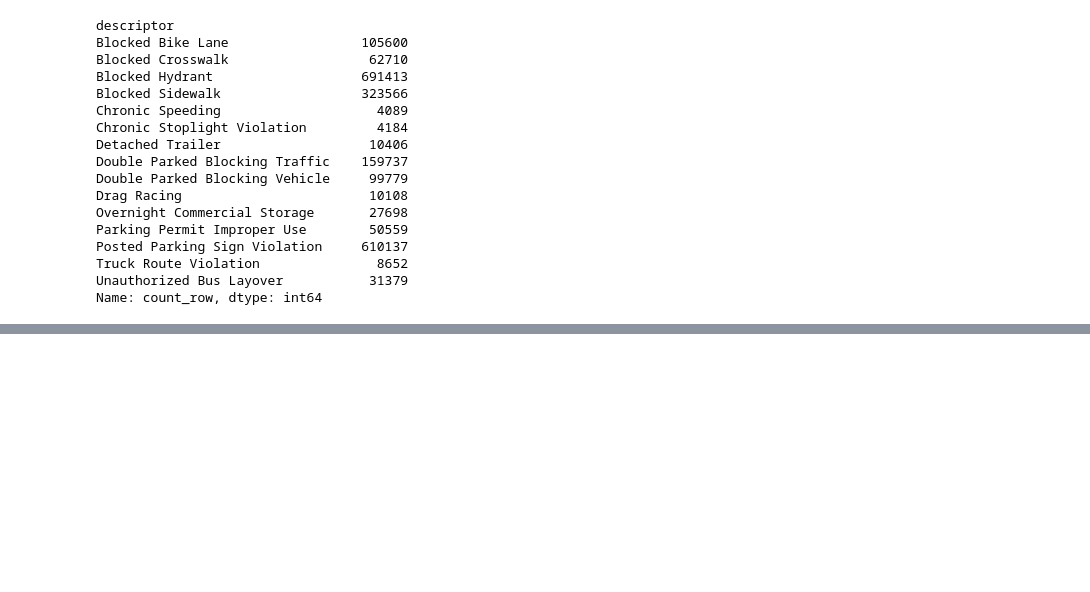
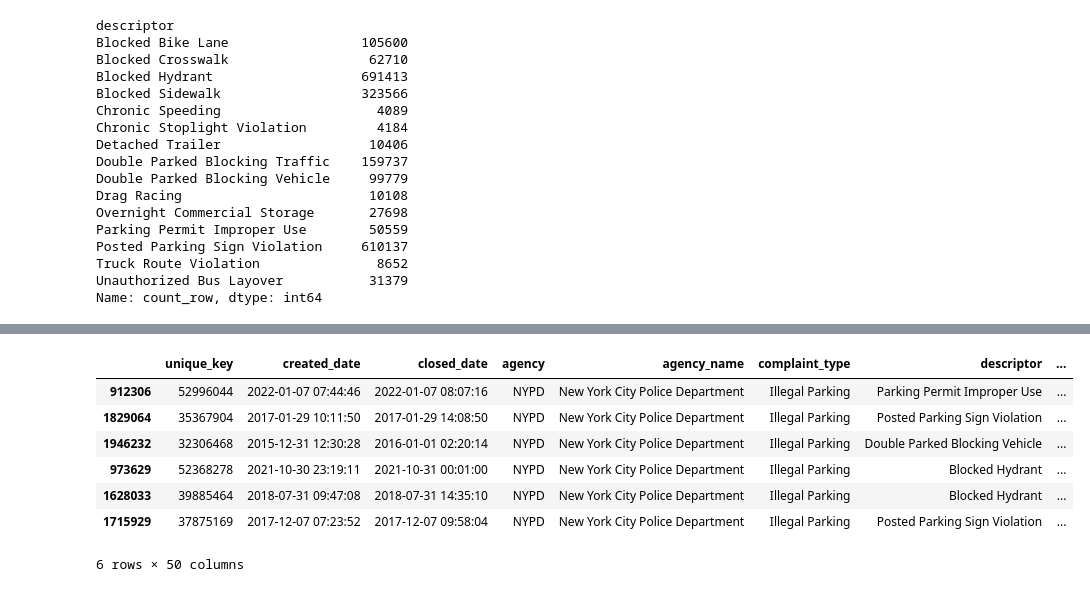
Before and after one commit to ssigman1/group4-nypd, a Jupyter notebook: Notebooks/group4_SavannahSigman.ipynb, the cells around one changed output, grey strips where cells are left out. Saved outputs shown, nothing was run; the diff lists cells and outputs as text; code cells hidden in the pictures; blank space fills up the shorter version.

```diff
--- a/Notebooks/group4_SavannahSigman.ipynb
+++ b/Notebooks/group4_SavannahSigman.ipynb
@@ -261,0 +268,4 @@ dm.groupby('descriptor').first()
+# %%
+dm_geo = gpd.GeoDataFrame(dm, geometry = gpd.points_from_xy(dm['longitude'], dm['latitude']), crs="EPSG:4326")
+# %%
+dm_geo_p = dm_geo.sjoin(police, how ="left", predicate="within")
@@ -261,0 +319,2 @@ dm.groupby('descriptor').first()
+# %%
+dm_geo_p['year'] = dm_geo_p['created_date'].dt.year
@@ -261,0 +323,11 @@ dm.groupby('descriptor').first()
+# %%
+dm_geo_p.sample(6)
+# %% [output]
+|  | unique_key | created_date | closed_date | agency | agency_name | complaint_type | descriptor | ... |
+| 912306 | 52996044 | 2022-01-07 07:44:46 | 2022-01-07 08:07:16 | NYPD | New York City Police Department | Illegal Parking | Parking Permit Improper Use | ... |
+| 1829064 | 35367904 | 2017-01-29 10:11:50 | 2017-01-29 14:08:50 | NYPD | New York City Police Department | Illegal Parking | Posted Parking Sign Violation | ... |
+| 1946232 | 32306468 | 2015-12-31 12:30:28 | 2016-01-01 02:20:14 | NYPD | New York City Police Department | Illegal Parking | Double Parked Blocking Vehicle | ... |
+| 973629 | 52368278 | 2021-10-30 23:19:11 | 2021-10-31 00:01:00 | NYPD | New York City Police Department | Illegal Parking | Blocked Hydrant | ... |
+| 1628033 | 39885464 | 2018-07-31 09:47:08 | 2018-07-31 14:35:10 | NYPD | New York City Police Department | Illegal Parking | Blocked Hydrant | ... |
+| 1715929 | 37875169 | 2017-12-07 07:23:52 | 2017-12-07 09:58:04 | NYPD | New York City Police Department | Illegal Parking | Posted Parking Sign Violation | ... |
+6 rows × 50 columns
```
Also changed, not shown: parts of 16 cells of this notebook.
